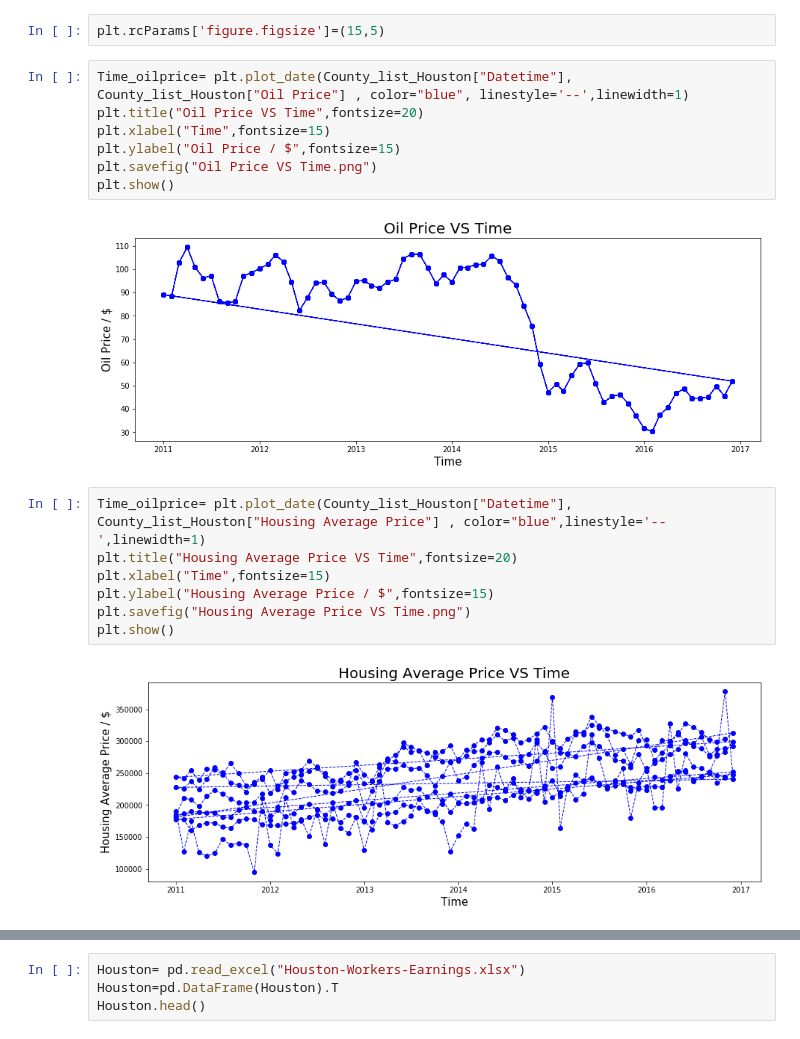
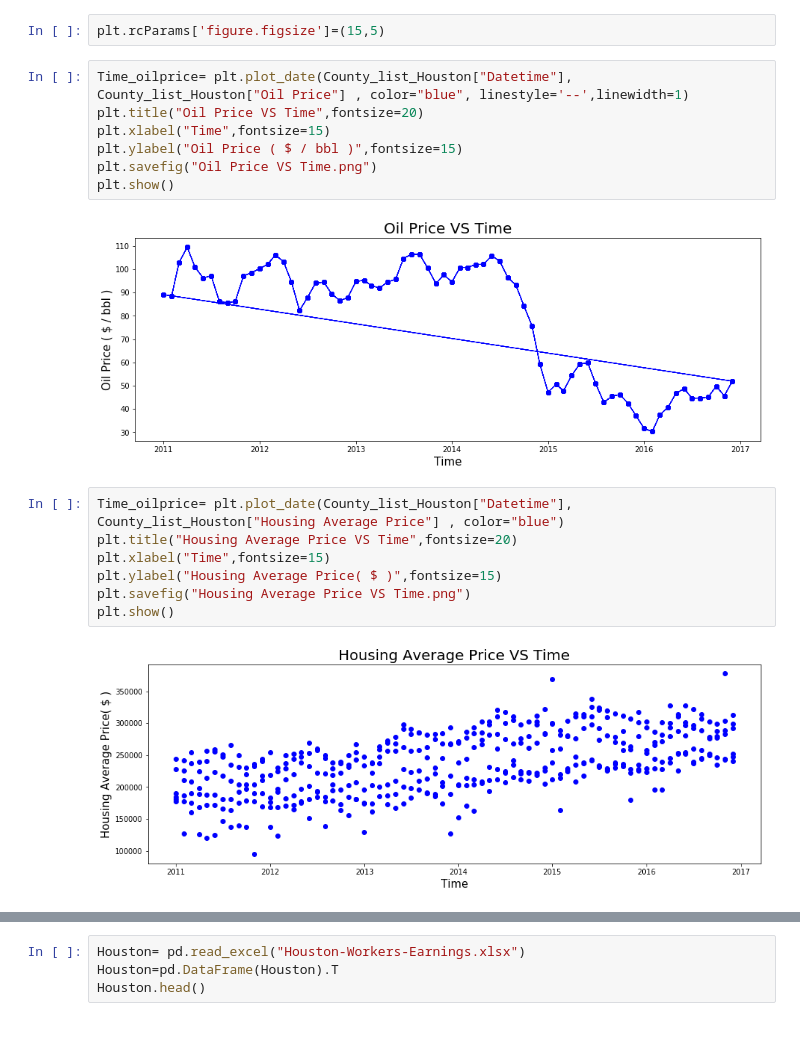
Before and after one commit to savorgnan5/Project_1, a Jupyter notebook: Fabio_P.ipynb, the cells around one changed output, grey strips where cells are left out. Saved outputs shown, nothing was run; the diff lists cells and outputs as text.

```diff
--- a/Fabio_P.ipynb
+++ b/Fabio_P.ipynb
@@ -327,18 +327,18 @@ plt.rcParams['figure.figsize']=(15,5)
 Time_oilprice= plt.plot_date(County_list_Houston["Datetime"], County_list_Houston["Oil Price"] , color="blue", linestyle='--',linewidth=1)
 plt.title("Oil Price VS Time",fontsize=20)
 plt.xlabel("Time",fontsize=15)
-plt.ylabel("Oil Price / $",fontsize=15)
+plt.ylabel("Oil Price ( $ / bbl )",fontsize=15)
 plt.savefig("Oil Price VS Time.png")
 plt.show()
 # %% [output]
-[figure, old version]
+[figure, new version]
 # %%
-Time_oilprice= plt.plot_date(County_list_Houston["Datetime"], County_list_Houston["Housing Average Price"] , color="blue",linestyle='--',linewidth=1)
+Time_oilprice= plt.plot_date(County_list_Houston["Datetime"], County_list_Houston["Housing Average Price"] , color="blue")
 plt.title("Housing Average Price VS Time",fontsize=20)
 plt.xlabel("Time",fontsize=15)
-plt.ylabel("Housing Average Price / $",fontsize=15)
+plt.ylabel("Housing Average Price( $ )",fontsize=15)
 plt.savefig("Housing Average Price VS Time.png")
 plt.show()
 # %% [output]
-[figure, old version]
+[figure, new version]
 # %%
```
Also changed, not shown: parts of 5 cells of this notebook, 7 other files.
